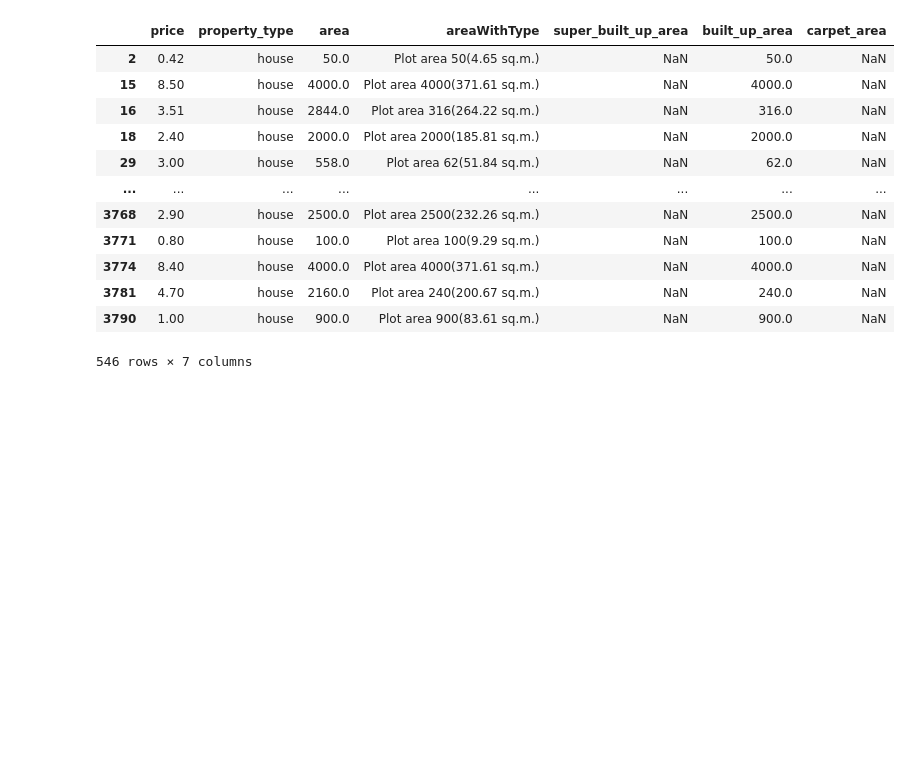
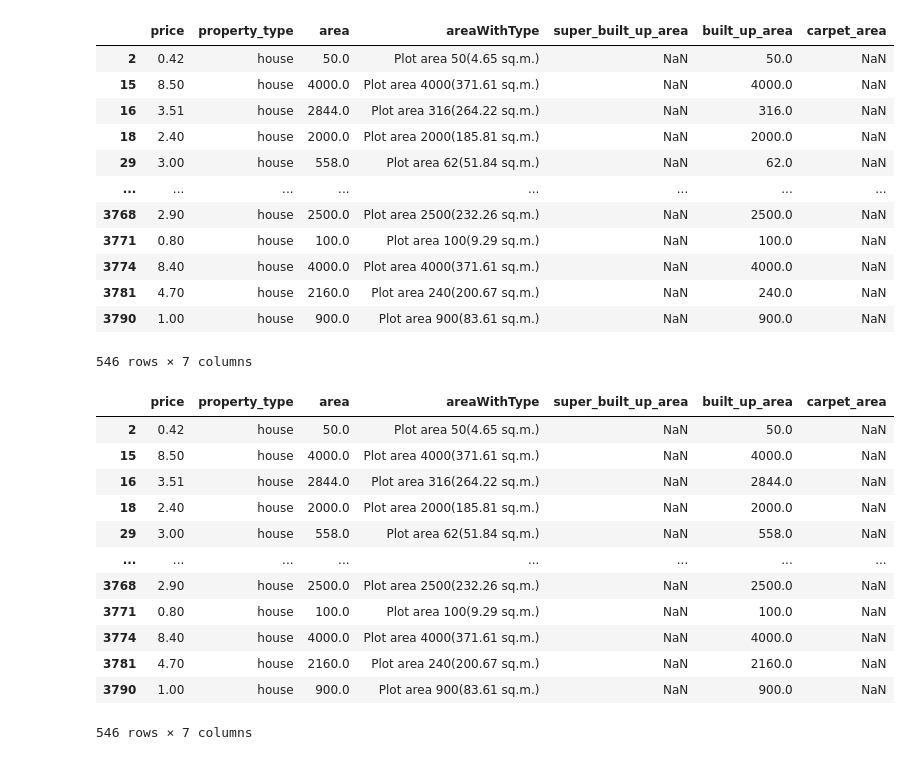
Before and after one commit to srinu-nayak/Real-Estate-House-Price-Prediction, a Jupyter notebook: feature-engineering.ipynb, the cells around one changed output. Saved outputs shown, nothing was run; the diff lists cells and outputs as text; code cells hidden in the pictures; blank space fills up the shorter version.

```diff
--- a/feature-engineering.ipynb
+++ b/feature-engineering.ipynb
@@ -151,3 +151,36 @@ all_nan_df
 | 3781 | 4.70 | house | 2160.0 | Plot area 240(200.67 sq.m.) | NaN | 240.0 | NaN |
 | 3790 | 1.00 | house | 900.0 | Plot area 900(83.61 sq.m.) | NaN | 900.0 | NaN |
 546 rows × 7 columns
+# %%
+
+
+def convert_scale(row):
+    if np.isnan(row['area']) or np.isnan(row['built_up_area']):
+        return row['built_up_area']
+    else:
+        if round(row['area']/row['built_up_area']) == 9.0:
+            return row['built_up_area'] * 9
+        elif round(row['area']/row['built_up_area']) == 11.0:
+            return row['built_up_area'] * 10.7
+        else:
+            return row['built_up_area']
+# %%
+
+
+all_nan_df['built_up_area'] = all_nan_df.apply(convert_scale,axis=1)
+# %%
+all_nan_df
+# %% [output]
+|  | price | property_type | area | areaWithType | super_built_up_area | built_up_area | carpet_area |
+| 2 | 0.42 | house | 50.0 | Plot area 50(4.65 sq.m.) | NaN | 50.0 | NaN |
+| 15 | 8.50 | house | 4000.0 | Plot area 4000(371.61 sq.m.) | NaN | 4000.0 | NaN |
+| 16 | 3.51 | house | 2844.0 | Plot area 316(264.22 sq.m.) | NaN | 2844.0 | NaN |
+| 18 | 2.40 | house | 2000.0 | Plot area 2000(185.81 sq.m.) | NaN | 2000.0 | NaN |
+| 29 | 3.00 | house | 558.0 | Plot area 62(51.84 sq.m.) | NaN | 558.0 | NaN |
+| ... | ... | ... | ... | ... | ... | ... | ... |
+| 3768 | 2.90 | house | 2500.0 | Plot area 2500(232.26 sq.m.) | NaN | 2500.0 | NaN |
+| 3771 | 0.80 | house | 100.0 | Plot area 100(9.29 sq.m.) | NaN | 100.0 | NaN |
+| 3774 | 8.40 | house | 4000.0 | Plot area 4000(371.61 sq.m.) | NaN | 4000.0 | NaN |
+| 3781 | 4.70 | house | 2160.0 | Plot area 240(200.67 sq.m.) | NaN | 2160.0 | NaN |
+| 3790 | 1.00 | house | 900.0 | Plot area 900(83.61 sq.m.) | NaN | 900.0 | NaN |
+546 rows × 7 columns
```
Also changed, not shown: parts of 6 cells of this notebook.
